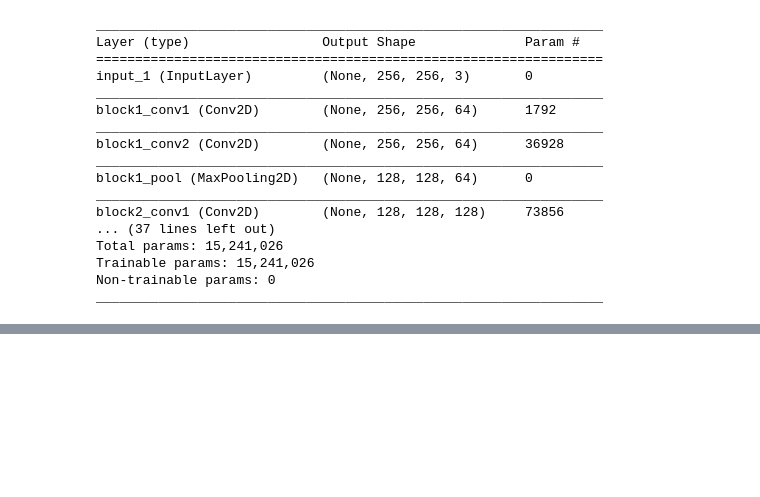
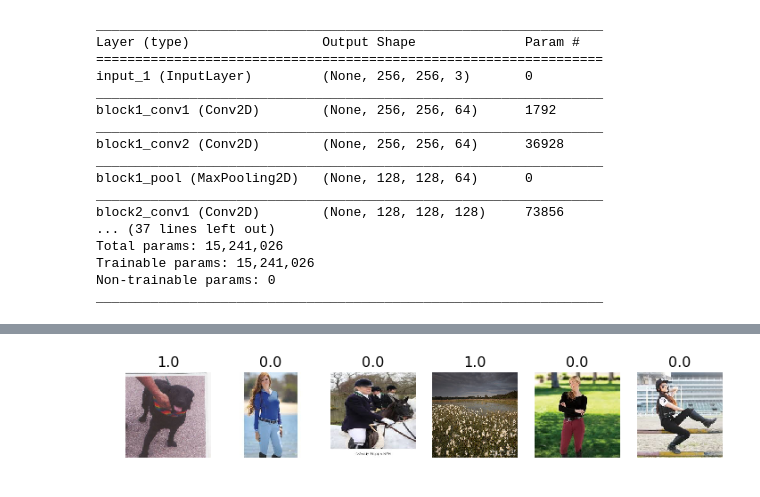
Before and after one commit to shayan09/Assessment, a Jupyter notebook: 1. Human Detection/Human Classification.ipynb, the cells around one changed output, grey strips where cells are left out. Cells and saved outputs as stored; diff of their text form; code cells hidden in the pictures; blank space fills up the shorter version.

```diff
--- a/1. Human Detection/Human Classification.ipynb
+++ b/1. Human Detection/Human Classification.ipynb
@@ -19,8 +17,7 @@ Using TensorFlow backend.
 # %%
 train="Train/"
 test="Test/"
-datagen = ImageDataGenerator(rescale=1./255)
-train_data = datagen.flow_from_directory(directory=train, target_size=(256, 256), classes = ['Human', 'Not Human'], color_mode='rgb', class_mode='binary', batch_size=10, interpolation='nearest')
-test_data = datagen.flow_from_directory(directory=test, target_size=(256, 256), classes = ['Human', 'Not Human'], color_mode='rgb', class_mode='binary', batch_size=10, interpolation='nearest')
+train_data = ImageDataGenerator().flow_from_directory(directory=train, target_size=(256, 256), classes = ['Human', 'Not Human'], color_mode='rgb', class_mode='binary', batch_size=10, interpolation='nearest')
+test_data = ImageDataGenerator().flow_from_directory(directory=test, target_size=(256, 256), color_mode='rgb', class_mode='binary', batch_size=6, interpolation='nearest')
 # %% [output]
 Found 360 images belonging to 2 classes.
@@ -91 +78,21 @@ Epoch 10/10
 <keras.callbacks.History at 0x...>
+# %%
+ # plots images with labels within jupyter notebook
+def plots(ims, figsize=(12,6), rows=1, interp=False, titles=None):
+    if type(ims[0]) is np.ndarray:
+        ims = np.array(ims).astype(np.uint8)
+        if (ims.shape[-1] != 3):
+            ims = ims.transpose((0,2,3,1))
+    f = plt.figure(figsize=figsize)
+    cols = len(ims)//rows if len(ims) % 2 == 0 else len(ims)//rows + 1
+    for i in range(len(ims)):
+        sp = f.add_subplot(rows, cols, i+1)
+        sp.axis('Off')
+        if titles is not None:
+            sp.set_title(titles[i], fontsize=16)
+        plt.imshow(ims[i], interpolation=None if interp else 'none')
+# %%
+test_img, test_labels = next(test_data)
+plots(test_img, titles=test_labels)
+# %% [output]
+[figure, added]
```
Also changed, not shown: parts of 6 cells of this notebook.
